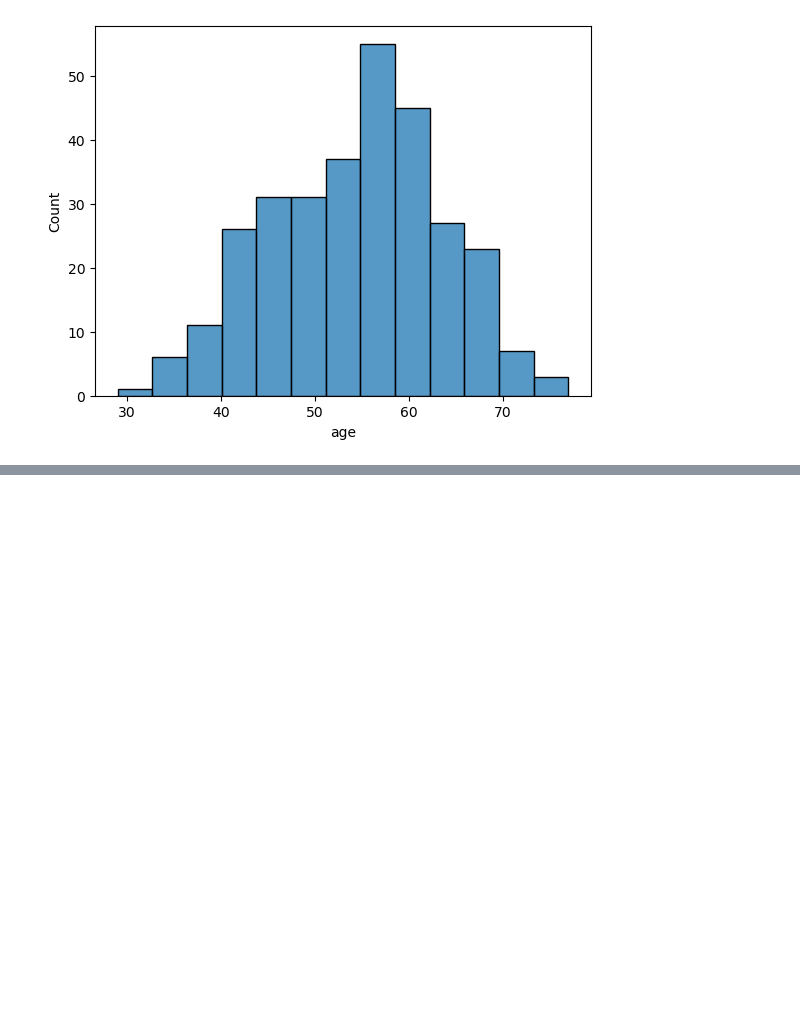
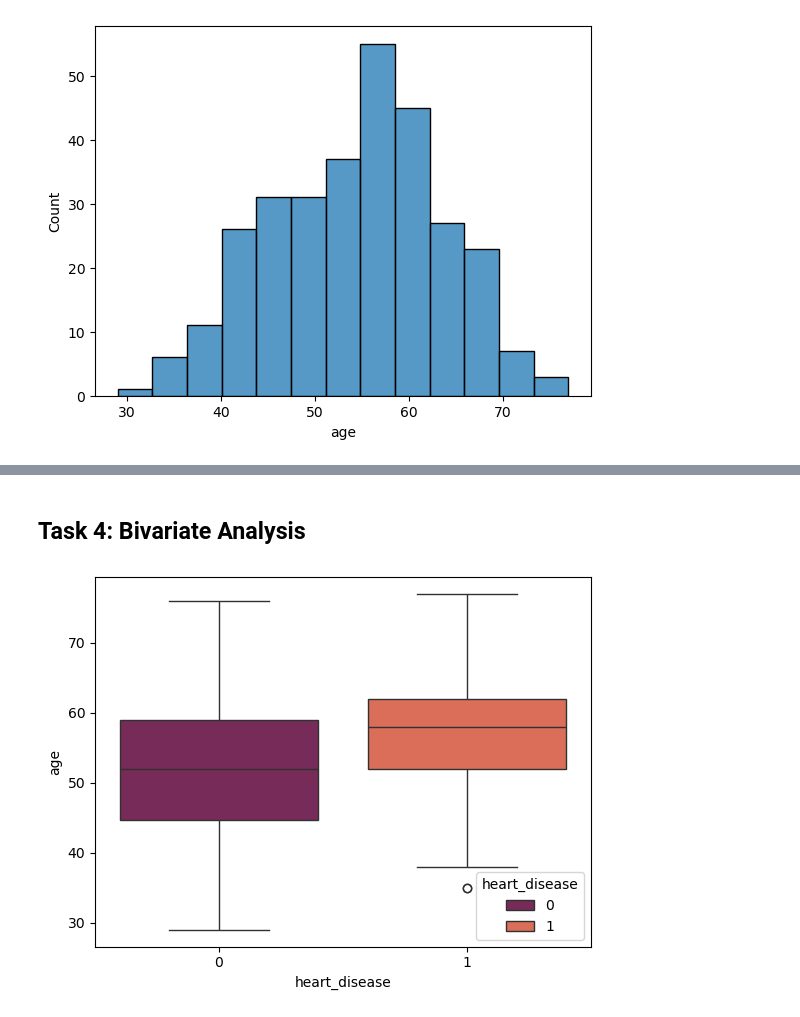
Before and after one commit to Amoako419/Heart_EDA, a Jupyter notebook: eda.ipynb, the cells around one changed output, grey strips where cells are left out. Cells and saved outputs as stored; diff of their text form; code cells hidden in the pictures; blank space fills up the shorter version.

```diff
--- a/eda.ipynb
+++ b/eda.ipynb
@@ -218,0 +264,13 @@ plt.show()
+# %% [markdown]
+## Task 4: Bivariate Analysis
+# %%
+# Plotting the heart_disease vrs the oldpeak
+sns.boxplot(
+    x='heart_disease',
+    y='age',
+    hue = 'heart_disease',
+    palette="rocket",
+    data = health_data
+    );
+# %% [output]
+[figure, added]
```
Also changed, not shown: parts of 11 cells of this notebook, 1 other file.
